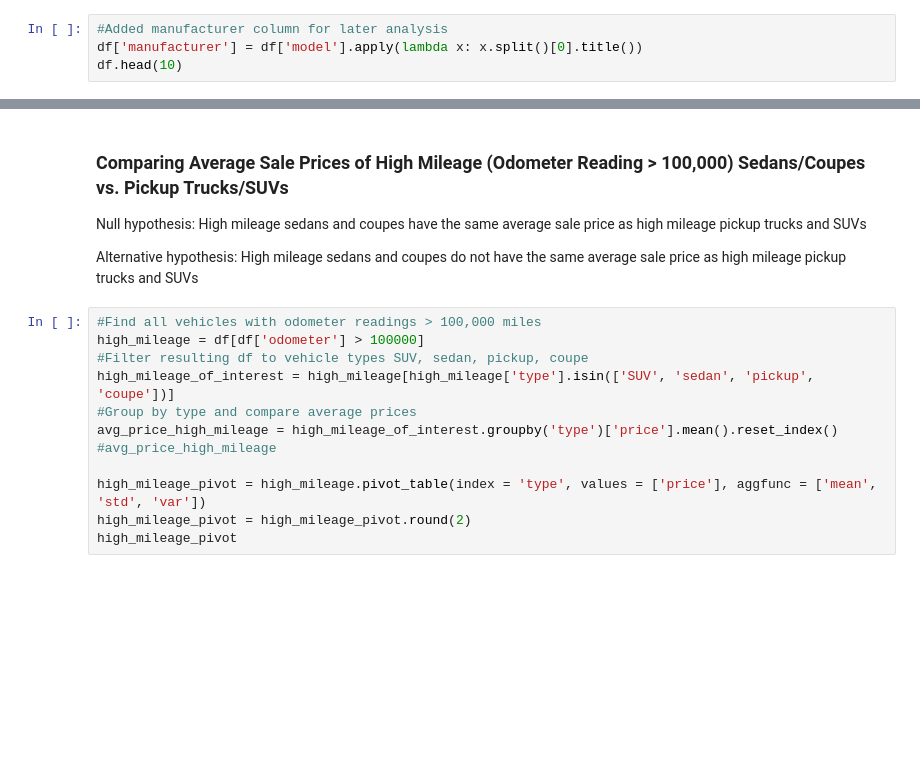
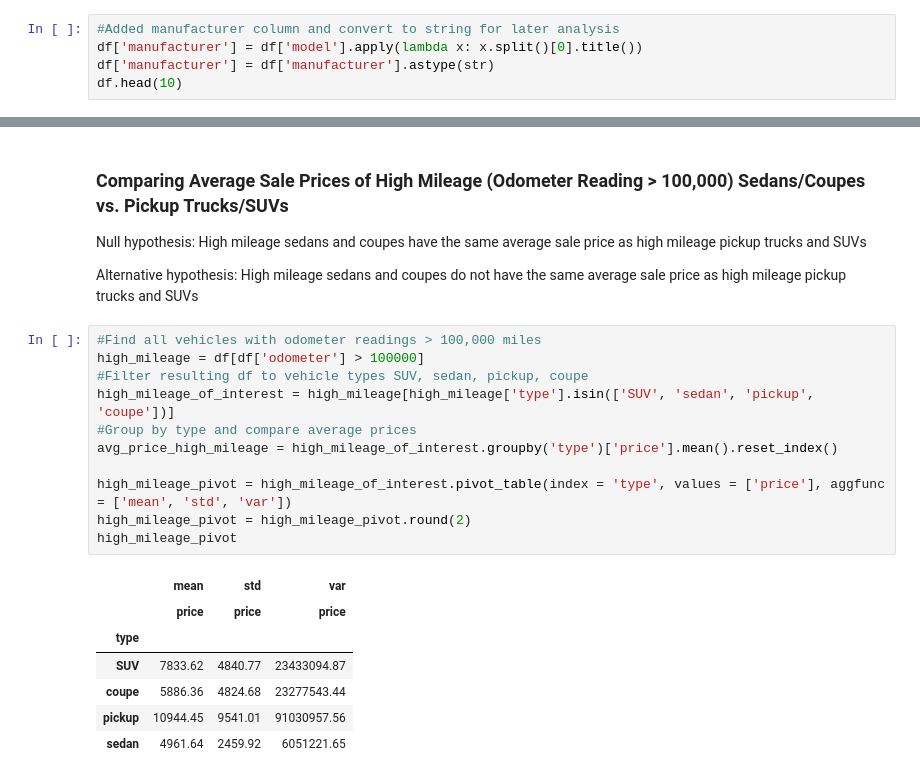
Before and after one commit to MRTurner923/Project4, a Jupyter notebook: notebooks/vehicles_EDA.ipynb, the cells around one changed output, grey strips where cells are left out. Drawn from its saved outputs; the diff is of its cells as text; blank space fills up the shorter version.

```diff
--- a/notebooks/vehicles_EDA.ipynb
+++ b/notebooks/vehicles_EDA.ipynb
@@ -118,8 +118,9 @@ Data columns (total 13 columns):
 dtypes: Int64(1), bool(1), datetime64[ns](1), float64(1), int64(2), object(7)
 memory usage: 4.8+ MB
 # %%
-#Added manufacturer column for later analysis
+#Added manufacturer column and convert to string for later analysis
 df['manufacturer'] = df['model'].apply(lambda x: x.split()[0].title())
+df['manufacturer'] = df['manufacturer'].astype(str)
 df.head(10)
 # %% [output]
 |  | price | model_year | model | condition | cylinders | fuel | odometer | transmission | type | ... |
@@ -218,12 +209,19 @@ Alternative hypothesis: High mileage sedans and coupes do not have the same aver
 # %%
 #Find all vehicles with odometer readings > 100,000 miles
 high_mileage = df[df['odometer'] > 100000]
 #Filter resulting df to vehicle types SUV, sedan, pickup, coupe
 high_mileage_of_interest = high_mileage[high_mileage['type'].isin(['SUV', 'sedan', 'pickup', 'coupe'])]
 #Group by type and compare average prices
 avg_price_high_mileage = high_mileage_of_interest.groupby('type')['price'].mean().reset_index()
-#avg_price_high_mileage
 
-high_mileage_pivot = high_mileage.pivot_table(index = 'type', values = ['price'], aggfunc = ['mean', 'std', 'var'])
+high_mileage_pivot = high_mileage_of_interest.pivot_table(index = 'type', values = ['price'], aggfunc = ['mean', 'std', 'var'])
 high_mileage_pivot = high_mileage_pivot.round(2)
 high_mileage_pivot
+# %% [output]
+|  | mean | std | var |
+|  | price | price | price |
+| type |  |  |  |
+| SUV | 7833.62 | 4840.77 | 23433094.87 |
+| coupe | 5886.36 | 4824.68 | 23277543.44 |
+| pickup | 10944.45 | 9541.01 | 91030957.56 |
+| sedan | 4961.64 | 2459.92 | 6051221.65 |
```
Also changed, not shown: parts of 4 cells of this notebook.
